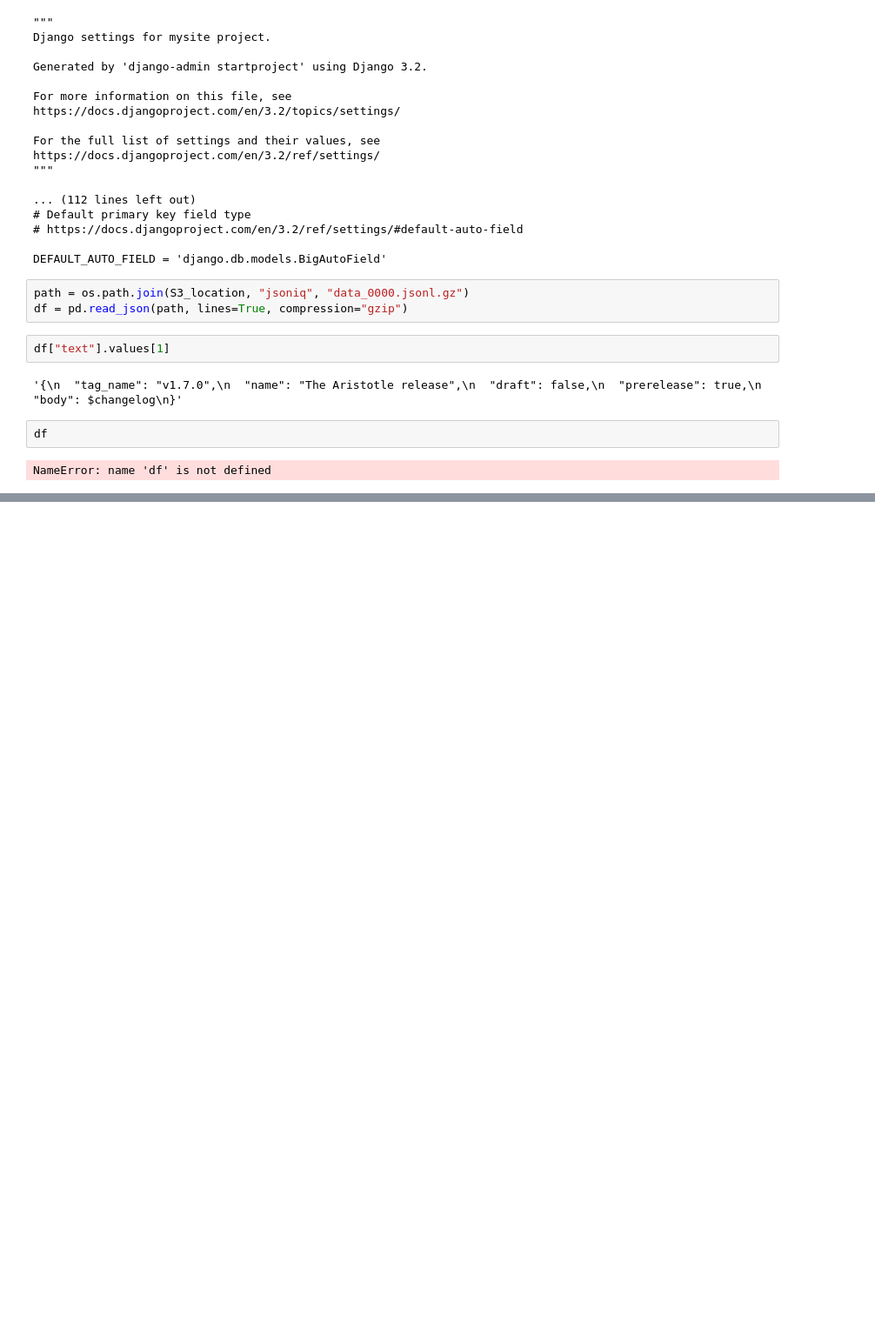
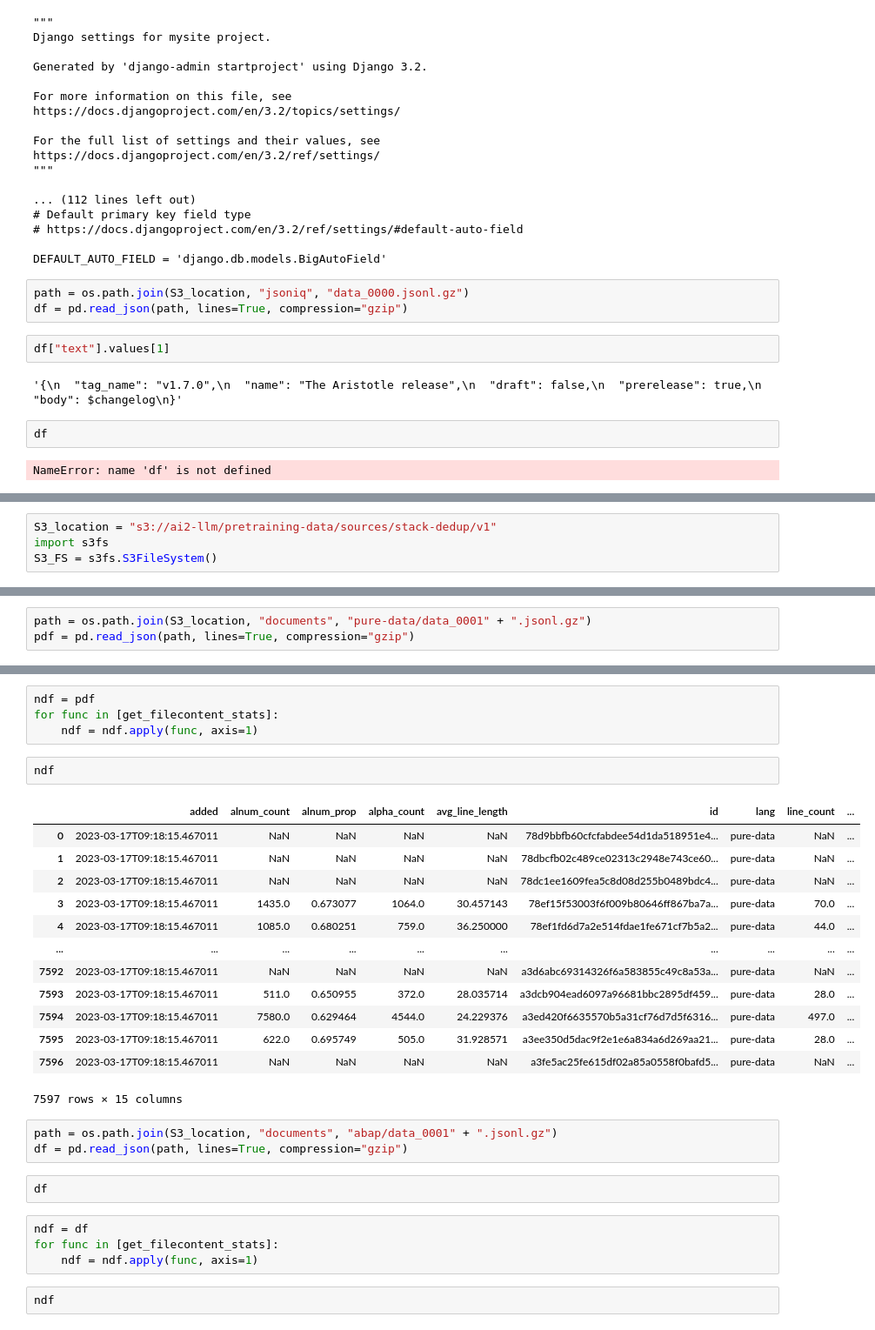
Before and after one commit to allenai/OLMo, a Jupyter notebook: pretrain_data/the_stack/v0/notebooks/aggregate_stats.ipynb, the cells around one changed output, grey strips where cells are left out. Shown: that part at 87% size. Saved outputs shown, nothing was run; the diff lists cells and outputs as text; blank space fills up the shorter version.

```diff
--- a/pretrain_data/the_stack/v0/notebooks/aggregate_stats.ipynb
+++ b/pretrain_data/the_stack/v0/notebooks/aggregate_stats.ipynb
@@ -426,0 +562,4 @@ fdf[dfx.columns]
+# %%
+S3_location = "s3://ai2-llm/pretraining-data/sources/stack-dedup/v1"
+import s3fs
+S3_FS = s3fs.S3FileSystem()
@@ -426,0 +609,3 @@ fdf[dfx.columns]
+# %%
+path = os.path.join(S3_location, "documents", "pure-data/data_0001" + ".jsonl.gz")
+pdf = pd.read_json(path, lines=True, compression="gzip")
@@ -426,0 +699,31 @@ fdf[dfx.columns]
+# %%
+ndf = pdf
+for func in [get_filecontent_stats]:
+    ndf = ndf.apply(func, axis=1)
+# %%
+ndf
+# %% [output]
+|  | added | alnum_count | alnum_prop | alpha_count | avg_line_length | id | lang | line_count | ... |
+| 0 | 2023-03-17T09:18:15.467011 | NaN | NaN | NaN | NaN | 78d9bbfb60cfcfabdee54d1da518951e4... | pure-data | NaN | ... |
+| 1 | 2023-03-17T09:18:15.467011 | NaN | NaN | NaN | NaN | 78dbcfb02c489ce02313c2948e743ce60... | pure-data | NaN | ... |
+| 2 | 2023-03-17T09:18:15.467011 | NaN | NaN | NaN | NaN | 78dc1ee1609fea5c8d08d255b0489bdc4... | pure-data | NaN | ... |
+| 3 | 2023-03-17T09:18:15.467011 | 1435.0 | 0.673077 | 1064.0 | 30.457143 | 78ef15f53003f6f009b80646ff867ba7a... | pure-data | 70.0 | ... |
+| 4 | 2023-03-17T09:18:15.467011 | 1085.0 | 0.680251 | 759.0 | 36.250000 | 78ef1fd6d7a2e514fdae1fe671cf7b5a2... | pure-data | 44.0 | ... |
+| ... | ... | ... | ... | ... | ... | ... | ... | ... | ... |
+| 7592 | 2023-03-17T09:18:15.467011 | NaN | NaN | NaN | NaN | a3d6abc69314326f6a583855c49c8a53a... | pure-data | NaN | ... |
+| 7593 | 2023-03-17T09:18:15.467011 | 511.0 | 0.650955 | 372.0 | 28.035714 | a3dcb904ead6097a96681bbc2895df459... | pure-data | 28.0 | ... |
+| 7594 | 2023-03-17T09:18:15.467011 | 7580.0 | 0.629464 | 4544.0 | 24.229376 | a3ed420f6635570b5a31cf76d7d5f6316... | pure-data | 497.0 | ... |
+| 7595 | 2023-03-17T09:18:15.467011 | 622.0 | 0.695749 | 505.0 | 31.928571 | a3ee350d5dac9f2e1e6a834a6d269aa21... | pure-data | 28.0 | ... |
+| 7596 | 2023-03-17T09:18:15.467011 | NaN | NaN | NaN | NaN | a3fe5ac25fe615df02a85a0558f0bafd5... | pure-data | NaN | ... |
+7597 rows × 15 columns
+# %%
+path = os.path.join(S3_location, "documents", "abap/data_0001" + ".jsonl.gz")
+df = pd.read_json(path, lines=True, compression="gzip")
+# %%
+df
+# %%
+ndf = df
+for func in [get_filecontent_stats]:
+    ndf = ndf.apply(func, axis=1)
+# %%
+ndf
```
Also changed, not shown: parts of 221 cells of this notebook.
